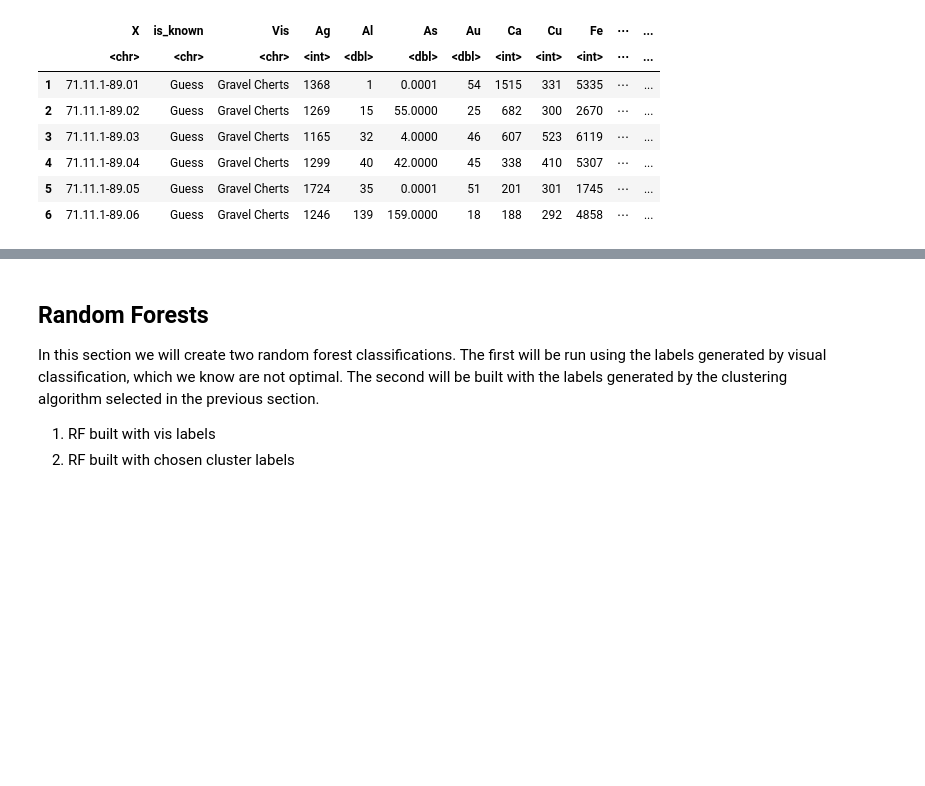
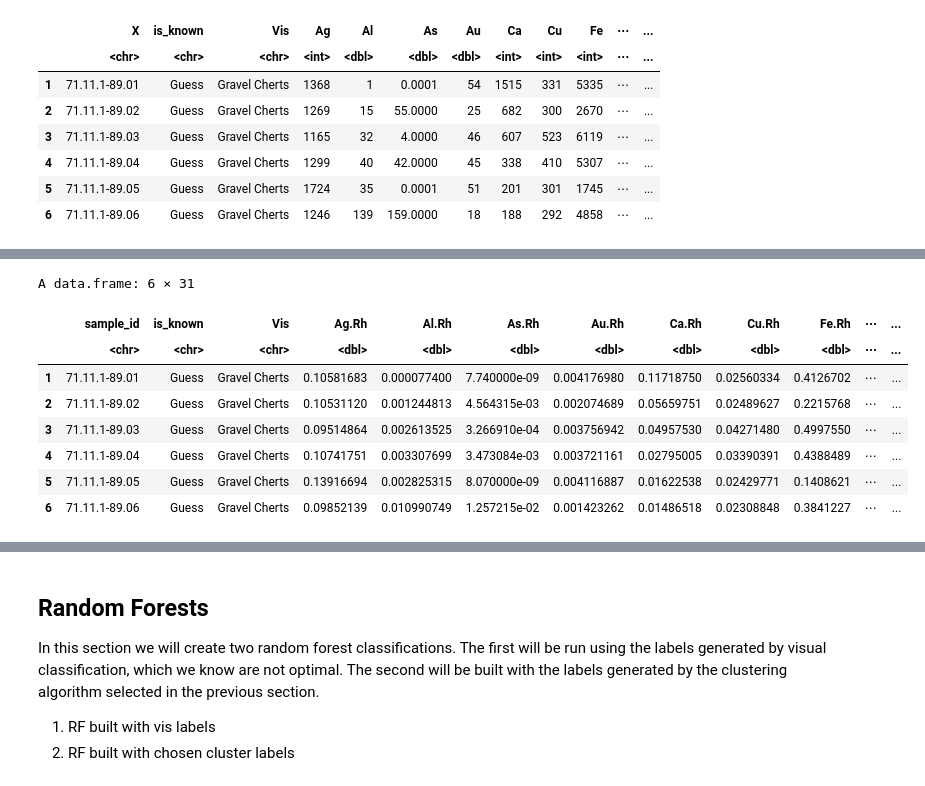
Before and after one commit to brandireger/Lithic_classification, a Jupyter notebook: Lithic_classification.ipynb, the cells around one changed output, grey strips where cells are left out. Drawn from its saved outputs; the diff is of its cells as text; code cells hidden in the pictures; blank space fills up the shorter version.

```diff
--- a/Lithic_classification.ipynb
+++ b/Lithic_classification.ipynb
@@ -2360,0 +110,3 @@ A data.frame: 60 × 3
+# %%
+cluster <- consensus_cluster(train_df[,4:30], nk=2:5, p.item=1, reps=1,
+                             algorithms=c("gmm"), scale = FALSE)
@@ -2360,0 +119,4 @@ A data.frame: 60 × 3
+# %%
+# save the results of the algorithm as a dataframe
+gmm <- cluster[,,"GMM",1:4]
+head(gmm)
@@ -2360,0 +132,7 @@ A data.frame: 60 × 3
+# %%
+# Each number in the table refers to the group that each sample has been assigned to.
+# Edit each value in the tables by adding "Group_" to each of the numbers so that they are strings and can be counted, not summed, by crosstab
+gmm[,1:4] <- paste("Group", gmm[,1:4], sep = "_")
+# turn this matrix into a dataframe
+gmm <- as.data.frame(gmm)
+head(gmm)
@@ -2360,0 +149,10 @@ A data.frame: 60 × 3
+# %%
+# Assign the appropriate labels to each of the Groups
+# first add the vis & is_known columns back in
+gmm$is_known <- train$is_known
+gmm$vis <- train$Vis
+# then create an ftable with the sums of each of the known labels
+gmm_raw <- gmm[gmm$is_known == "Known",c(4,6)]
+gmm_raw <- ftable(gmm_raw[])
+gmm_raw <- as.data.frame(gmm_raw)
+gmm_raw
@@ -2360,0 +204,14 @@ A data.frame: 60 × 3
+# %%
+# add the results back into the train_df
+train_df$gmm_label <- gmm[,4]
+head(train_df)
+# %% [output]
+A data.frame: 6 × 31
+|  | sample_id | is_known | Vis | Ag.Rh | Al.Rh | As.Rh | Au.Rh | Ca.Rh | Cu.Rh | Fe.Rh | ⋯ | ... |
+|  | <chr> | <chr> | <chr> | <dbl> | <dbl> | <dbl> | <dbl> | <dbl> | <dbl> | <dbl> | ⋯ | ... |
+| 1 | 71.11.1-89.01 | Guess | Gravel Cherts | 0.10581683 | 0.000077400 | 7.740000e-09 | 0.004176980 | 0.11718750 | 0.02560334 | 0.4126702 | ⋯ | ... |
+| 2 | 71.11.1-89.02 | Guess | Gravel Cherts | 0.10531120 | 0.001244813 | 4.564315e-03 | 0.002074689 | 0.05659751 | 0.02489627 | 0.2215768 | ⋯ | ... |
+| 3 | 71.11.1-89.03 | Guess | Gravel Cherts | 0.09514864 | 0.002613525 | 3.266910e-04 | 0.003756942 | 0.04957530 | 0.04271480 | 0.4997550 | ⋯ | ... |
+| 4 | 71.11.1-89.04 | Guess | Gravel Cherts | 0.10741751 | 0.003307699 | 3.473084e-03 | 0.003721161 | 0.02795005 | 0.03390391 | 0.4388489 | ⋯ | ... |
+| 5 | 71.11.1-89.05 | Guess | Gravel Cherts | 0.13916694 | 0.002825315 | 8.070000e-09 | 0.004116887 | 0.01622538 | 0.02429771 | 0.1408621 | ⋯ | ... |
+| 6 | 71.11.1-89.06 | Guess | Gravel Cherts | 0.09852139 | 0.010990749 | 1.257215e-02 | 0.001423262 | 0.01486518 | 0.02308848 | 0.3841227 | ⋯ | ... |
```
Also changed, not shown: parts of 109 cells of this notebook, 2 other files.
